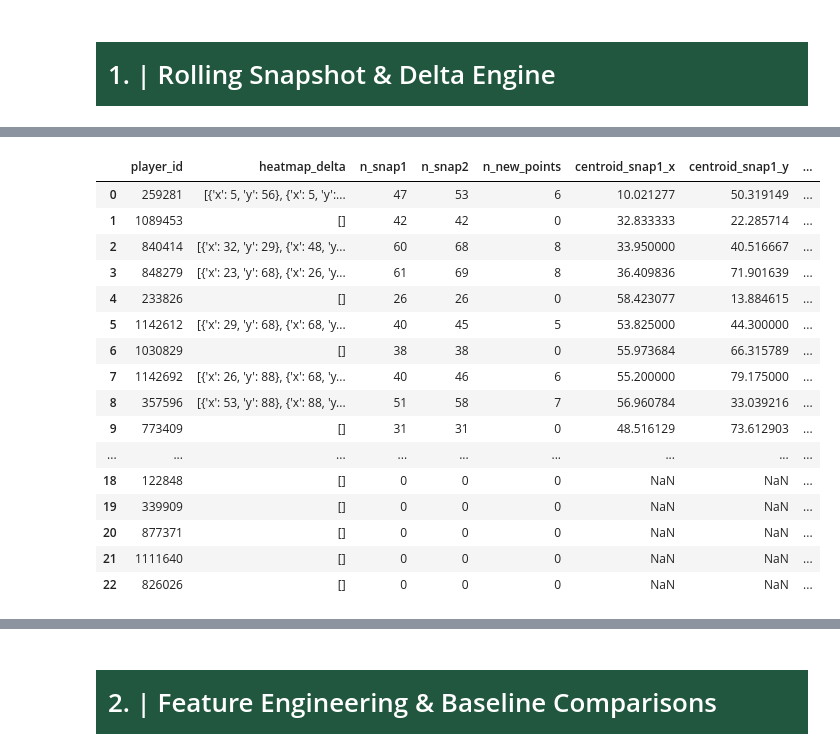
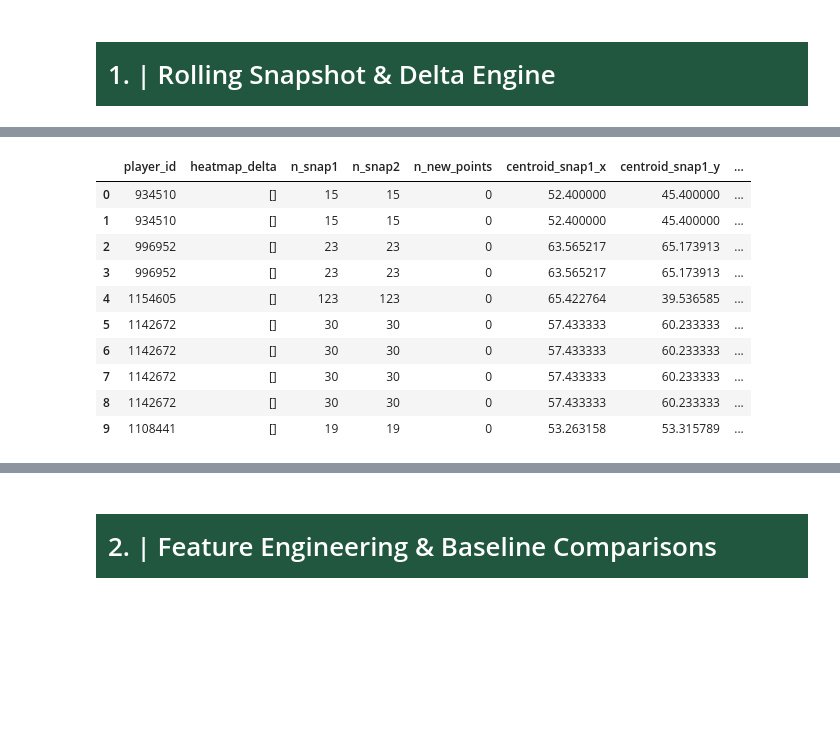
Before and after one commit to AI-Assistant-for-Football-Tactical/AI, a Jupyter notebook: in_match.ipynb, the cells around one changed output, grey strips where cells are left out. Saved outputs shown, nothing was run; the diff lists cells and outputs as text; code cells hidden in the pictures; blank space fills up the shorter version.

```diff
--- a/in_match.ipynb
+++ b/in_match.ipynb
@@ -343,8 +388,8 @@ def process_shotmaps(players_shotmaps1, players_shotmaps2, home: bool = True):
 def process_heatmaps(heatmap1 :json , heatmap2 : json , lineups: DataFrame):
     players_heatmaps1 = pd.json_normalize(heatmap1).fillna('[]').rename(columns = {'heatmap' : 'heatmap1'})
     players_heatmaps2 = pd.json_normalize(heatmap2).fillna('[]').rename(columns = {'heatmap' : 'heatmap2'})
-    heatmaps =  pd.merge(players_heatmaps1, players_heatmaps2, on='player_id', how='inner')
-    heatmaps = heatmaps[heatmaps['player_id'].isin(list(lineups['id'])) ]
+    heatmaps =  pd.merge(players_heatmaps1, players_heatmaps2, on='playerId', how='inner')
+    heatmaps = heatmaps[heatmaps['playerId'].isin(list(lineups['id'])) ]
 
     return heatmaps
 # %%
@@ -723,7 +768,7 @@ def heatmap_delta(heatmaps: pd.DataFrame) -> pd.DataFrame:
     """
     rows = []
     for _, row in heatmaps.iterrows():
-        pid = row["player_id"]
+        pid = row["playerId"]
         h1 = _parse_heatmap(row.get("heatmap1", "[]"))
         h2 = _parse_heatmap(row.get("heatmap2", "[]"))
 
@@ -737,49 +782,43 @@ def heatmap_delta(heatmaps: pd.DataFrame) -> pd.DataFrame:
                 return np.nan, np.nan
             xs = [p["x"] for p in pts]
             ys = [p["y"] for p in pts]
             return np.mean(xs), np.mean(ys)
 
         cx1, cy1 = centroid(h1)
         cx2, cy2 = centroid(h2)
 
         rows.append({
             "player_id": pid,
             "heatmap_delta": delta_points,
             "n_snap1": n1,
             "n_snap2": n2,
             "n_new_points": n_new,
             "centroid_snap1_x": cx1,
             "centroid_snap1_y": cy1,
             "centroid_snap2_x": cx2,
             "centroid_snap2_y": cy2,
             "centroid_delta_x": cx2 - cx1 if not (np.isnan(cx1) or np.isnan(cx2)) else 0,
             "centroid_delta_y": cy2 - cy1 if not (np.isnan(cy1) or np.isnan(cy2)) else 0,
         })
 
     return pd.DataFrame(rows)
 
 
 
 output = heatmap_delta(heatmaps)
 output
 # %% [output]
 |  | player_id | heatmap_delta | n_snap1 | n_snap2 | n_new_points | centroid_snap1_x | centroid_snap1_y | ... |
-| 0 | 259281 | [{'x': 5, 'y': 56}, {'x': 5, 'y':... | 47 | 53 | 6 | 10.021277 | 50.319149 | ... |
-| 1 | 1089453 | [] | 42 | 42 | 0 | 32.833333 | 22.285714 | ... |
-| 2 | 840414 | [{'x': 32, 'y': 29}, {'x': 48, 'y... | 60 | 68 | 8 | 33.950000 | 40.516667 | ... |
-| 3 | 848279 | [{'x': 23, 'y': 68}, {'x': 26, 'y... | 61 | 69 | 8 | 36.409836 | 71.901639 | ... |
-| 4 | 233826 | [] | 26 | 26 | 0 | 58.423077 | 13.884615 | ... |
-| 5 | 1142612 | [{'x': 29, 'y': 68}, {'x': 68, 'y... | 40 | 45 | 5 | 53.825000 | 44.300000 | ... |
-| 6 | 1030829 | [] | 38 | 38 | 0 | 55.973684 | 66.315789 | ... |
-| 7 | 1142692 | [{'x': 26, 'y': 88}, {'x': 68, 'y... | 40 | 46 | 6 | 55.200000 | 79.175000 | ... |
-| 8 | 357596 | [{'x': 53, 'y': 88}, {'x': 88, 'y... | 51 | 58 | 7 | 56.960784 | 33.039216 | ... |
-| 9 | 773409 | [] | 31 | 31 | 0 | 48.516129 | 73.612903 | ... |
-| ... | ... | ... | ... | ... | ... | ... | ... | ... |
-| 18 | 122848 | [] | 0 | 0 | 0 | NaN | NaN | ... |
-| 19 | 339909 | [] | 0 | 0 | 0 | NaN | NaN | ... |
-| 20 | 877371 | [] | 0 | 0 | 0 | NaN | NaN | ... |
-| 21 | 1111640 | [] | 0 | 0 | 0 | NaN | NaN | ... |
-| 22 | 826026 | [] | 0 | 0 | 0 | NaN | NaN | ... |
+| 0 | 934510 | [] | 15 | 15 | 0 | 52.400000 | 45.400000 | ... |
+| 1 | 934510 | [] | 15 | 15 | 0 | 52.400000 | 45.400000 | ... |
+| 2 | 996952 | [] | 23 | 23 | 0 | 63.565217 | 65.173913 | ... |
+| 3 | 996952 | [] | 23 | 23 | 0 | 63.565217 | 65.173913 | ... |
+| 4 | 1154605 | [] | 123 | 123 | 0 | 65.422764 | 39.536585 | ... |
+| 5 | 1142672 | [] | 30 | 30 | 0 | 57.433333 | 60.233333 | ... |
+| 6 | 1142672 | [] | 30 | 30 | 0 | 57.433333 | 60.233333 | ... |
+| 7 | 1142672 | [] | 30 | 30 | 0 | 57.433333 | 60.233333 | ... |
+| 8 | 1142672 | [] | 30 | 30 | 0 | 57.433333 | 60.233333 | ... |
+| 9 | 1108441 | [] | 19 | 19 | 0 | 53.263158 | 53.315789 | ... |
 # %%
 def shotmaps_delta(shotmaps_df : DataFrame) -> DataFrame:
     """
```
Also changed, not shown: parts of 11 cells of this notebook, 4 other files.
